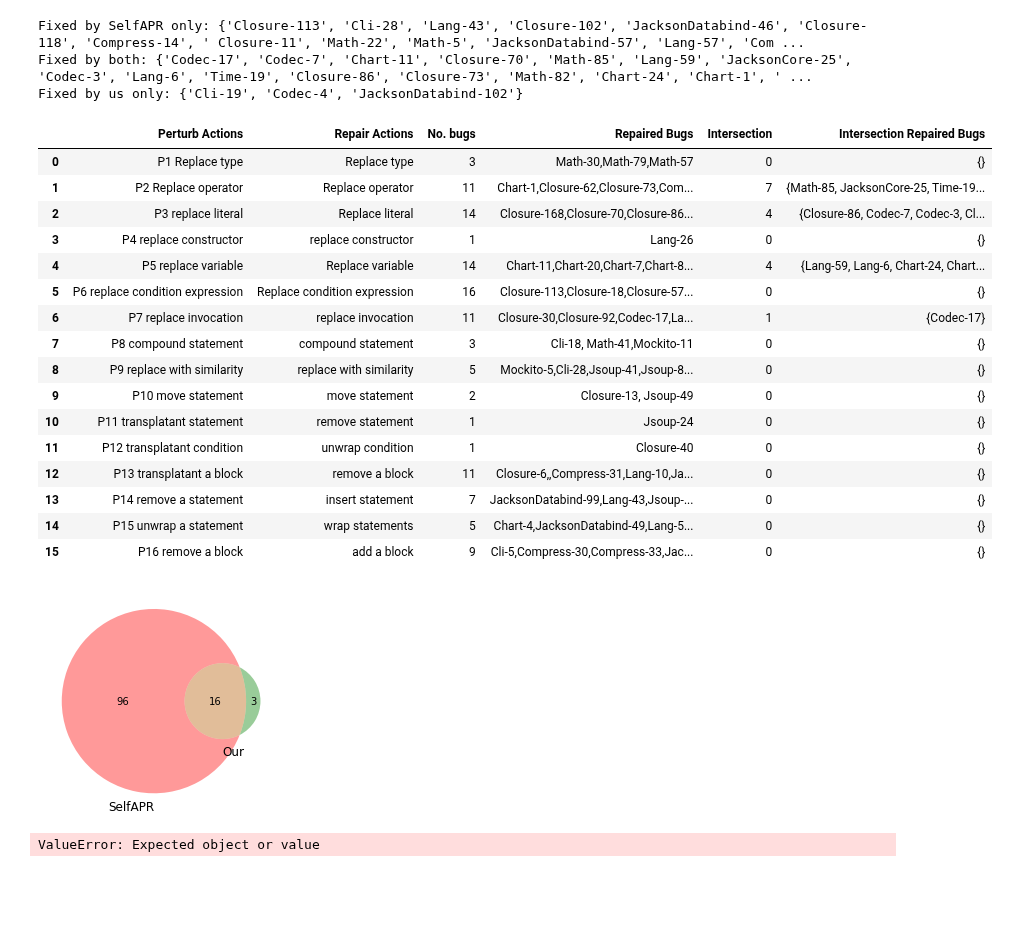
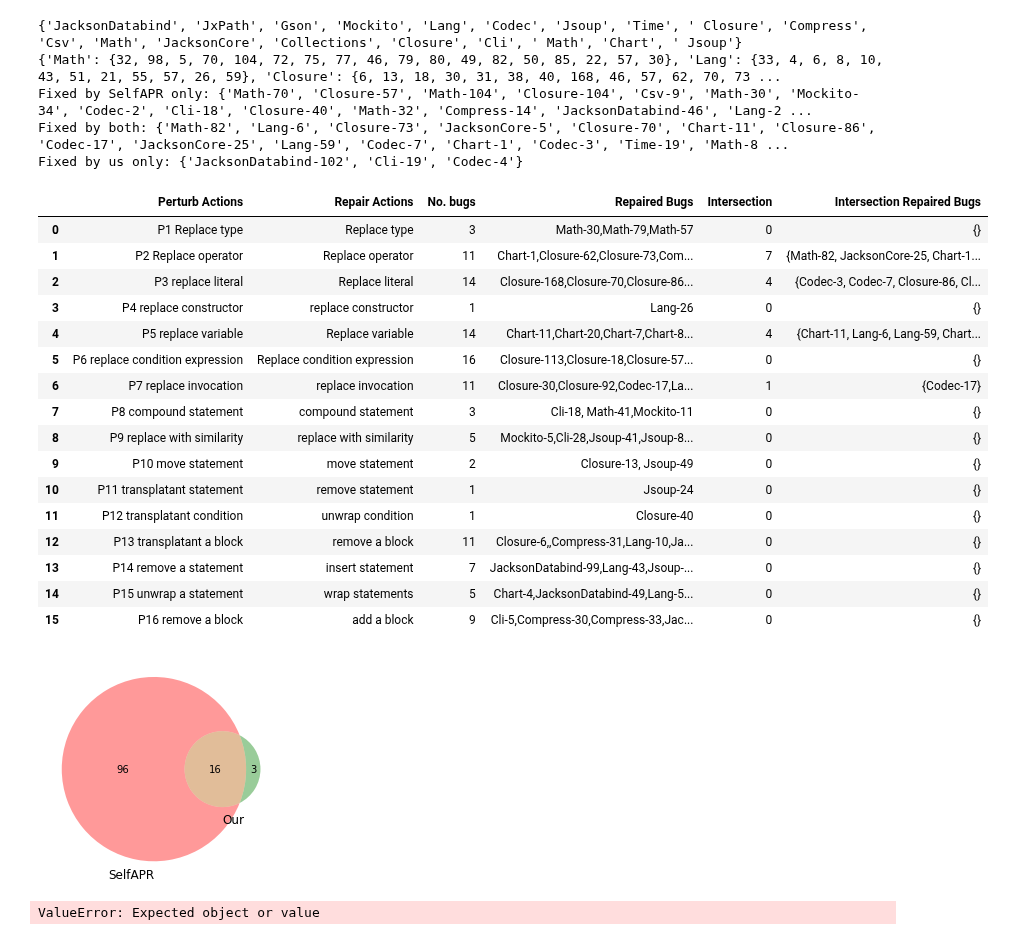
Before and after one commit to andre15silva/mufin, a Jupyter notebook: models_analysis.ipynb, the cells around one changed output. Drawn from its saved outputs; the diff is of its cells as text; code cells hidden in the pictures; blank space fills up the shorter version.

```diff
--- a/models_analysis.ipynb
+++ b/models_analysis.ipynb
@@ -63,40 +63,57 @@ def get_table_entry(beam_width, critic, round_, tbb, tbs, tdb, tds, cb, tb, cd,
 from matplotlib_venn import venn2, venn2_circles, venn2_unweighted
 from matplotlib import pyplot as plt
 
 def compare_selfapr(selfapr_path, path):
     our_df = read_eval(path)
     our_fixed = set(get_fixed(our_df))
     selfapr_df = pd.read_csv(selfapr_path, delimiter=';')
     selfapr_fixed = set()
 
     intersection = []
     intersection_list = []
     for index, row in selfapr_df.iterrows():
         new_selfapr_fixes = set(filter(lambda x: x != "", row["Repaired Bugs"].split(",")))
         inter = new_selfapr_fixes.intersection(our_fixed)
         intersection += [len(inter)]
         intersection_list += [inter]
         selfapr_fixed.update(new_selfapr_fixes)
     selfapr_df["Intersection"] = intersection
     selfapr_df["Intersection Repaired Bugs"] = intersection_list
 
     venn2([selfapr_fixed, our_fixed], ("SelfAPR", "Our"))
+
+    # Compute SelfAPR bugs for reproduction
+    pids = set()
+    bugs = {}
+    for x in selfapr_fixed:
+        pid, bid = x.split("-")[0], int(x.split("-")[1])
+        pids.add(pid)
+        if pid in bugs:
+            bugs[pid].add(bid)
+        else:
+            bugs[pid] = set([bid])
+
+    print(pids)
+    print(bugs)
+
     print("Fixed by SelfAPR only: " + str(selfapr_fixed - our_fixed))
     print("Fixed by both: " + str(selfapr_fixed.intersection(our_fixed)))
     print("Fixed by us only: " + str(our_fixed - selfapr_fixed))
     return selfapr_df
 
 compare_selfapr("selfapr_fixed.csv", "experiments/defects4j_buglab/round1-compiler/part2/fixer/eval_defects4j_bw_100.json")
 # %% [output]
-Fixed by SelfAPR only: {'Closure-113', 'Cli-28', 'Lang-43', 'Closure-102', 'JacksonDatabind-46', 'Closure-118', 'Compress-14', ' Closure-11', 'Math-22', 'Math-5', 'JacksonDatabind-57', 'Lang-57', 'Com ...
-Fixed by both: {'Codec-17', 'Codec-7', 'Chart-11', 'Closure-70', 'Math-85', 'Lang-59', 'JacksonCore-25', 'Codec-3', 'Lang-6', 'Time-19', 'Closure-86', 'Closure-73', 'Math-82', 'Chart-24', 'Chart-1', ' ...
-Fixed by us only: {'Cli-19', 'Codec-4', 'JacksonDatabind-102'}
+{'JacksonDatabind', 'JxPath', 'Gson', 'Mockito', 'Lang', 'Codec', 'Jsoup', 'Time', ' Closure', 'Compress', 'Csv', 'Math', 'JacksonCore', 'Collections', 'Closure', 'Cli', ' Math', 'Chart', ' Jsoup'}
+{'Math': {32, 98, 5, 70, 104, 72, 75, 77, 46, 79, 80, 49, 82, 50, 85, 22, 57, 30}, 'Lang': {33, 4, 6, 8, 10, 43, 51, 21, 55, 57, 26, 59}, 'Closure': {6, 13, 18, 30, 31, 38, 40, 168, 46, 57, 62, 70, 73 ...
+Fixed by SelfAPR only: {'Math-70', 'Closure-57', 'Math-104', 'Closure-104', 'Csv-9', 'Math-30', 'Mockito-34', 'Codec-2', 'Cli-18', 'Closure-40', 'Math-32', 'Compress-14', 'JacksonDatabind-46', 'Lang-2 ...
+Fixed by both: {'Math-82', 'Lang-6', 'Closure-73', 'JacksonCore-5', 'Closure-70', 'Chart-11', 'Closure-86', 'Codec-17', 'JacksonCore-25', 'Lang-59', 'Codec-7', 'Chart-1', 'Codec-3', 'Time-19', 'Math-8 ...
+Fixed by us only: {'JacksonDatabind-102', 'Cli-19', 'Codec-4'}
 |  | Perturb Actions | Repair Actions | No. bugs | Repaired Bugs | Intersection | Intersection Repaired Bugs |
 | 0 | P1 Replace type | Replace type | 3 | Math-30,Math-79,Math-57 | 0 | {} |
-| 1 | P2 Replace operator | Replace operator | 11 | Chart-1,Closure-62,Closure-73,Com... | 7 | {Math-85, JacksonCore-25, Time-19... |
-| 2 | P3 replace literal | Replace literal | 14 | Closure-168,Closure-70,Closure-86... | 4 | {Closure-86, Codec-7, Codec-3, Cl... |
+| 1 | P2 Replace operator | Replace operator | 11 | Chart-1,Closure-62,Closure-73,Com... | 7 | {Math-82, JacksonCore-25, Chart-1... |
+| 2 | P3 replace literal | Replace literal | 14 | Closure-168,Closure-70,Closure-86... | 4 | {Codec-3, Codec-7, Closure-86, Cl... |
 | 3 | P4 replace constructor | replace constructor | 1 | Lang-26 | 0 | {} |
-| 4 | P5 replace variable | Replace variable | 14 | Chart-11,Chart-20,Chart-7,Chart-8... | 4 | {Lang-59, Lang-6, Chart-24, Chart... |
+| 4 | P5 replace variable | Replace variable | 14 | Chart-11,Chart-20,Chart-7,Chart-8... | 4 | {Chart-11, Lang-6, Lang-59, Chart... |
 | 5 | P6 replace condition expression | Replace condition expression | 16 | Closure-113,Closure-18,Closure-57... | 0 | {} |
 | 6 | P7 replace invocation | replace invocation | 11 | Closure-30,Closure-92,Codec-17,La... | 1 | {Codec-17} |
 | 7 | P8 compound statement | compound statement | 3 | Cli-18, Math-41,Mockito-11 | 0 | {} |
```
